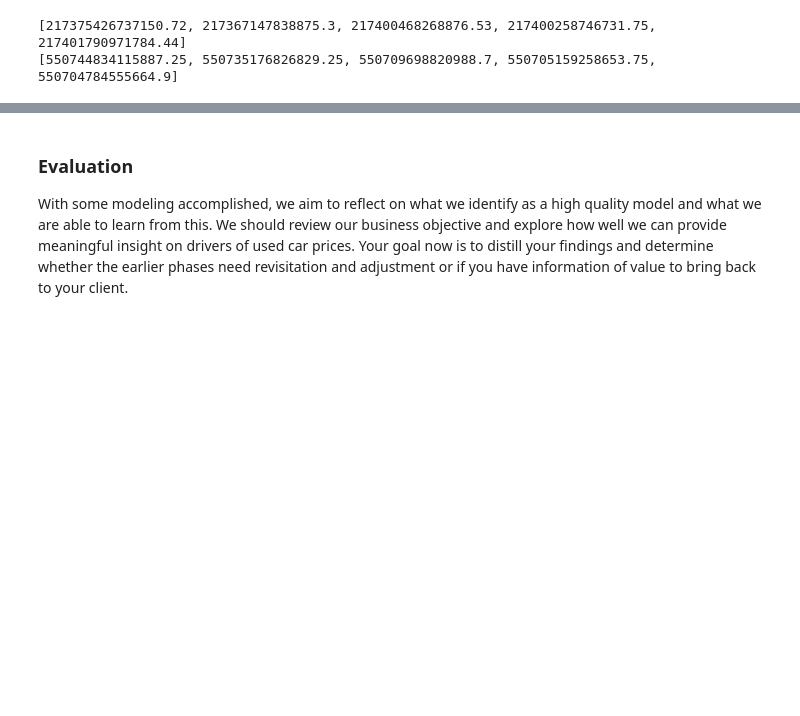
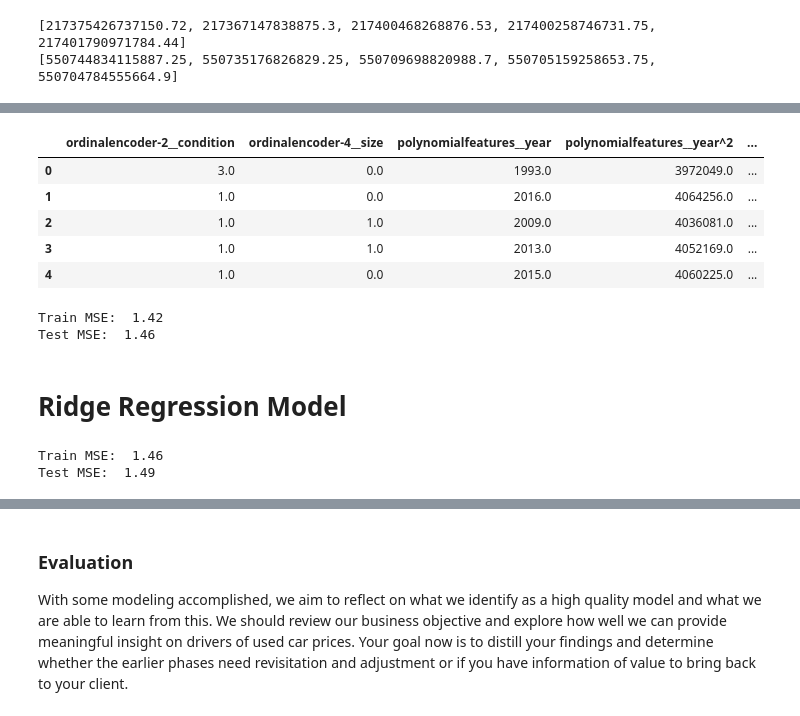
Before and after one commit to srideviaishwariya/rainier, a Jupyter notebook: practical_application_II_starter/prompt_II.ipynb, the cells around one changed output, grey strips where cells are left out. Drawn from its saved outputs; the diff is of its cells as text; code cells hidden in the pictures; blank space fills up the shorter version.

```diff
--- a/practical_application_II_starter/prompt_II.ipynb
+++ b/practical_application_II_starter/prompt_II.ipynb
@@ -1253,0 +1335,39 @@ print(test_mses)
+# %%
+best_features_df.head()
+# %% [output]
+|  | ordinalencoder-2__condition | ordinalencoder-4__size | polynomialfeatures__year | polynomialfeatures__year^2 | ... |
+| 0 | 3.0 | 0.0 | 1993.0 | 3972049.0 | ... |
+| 1 | 1.0 | 0.0 | 2016.0 | 4064256.0 | ... |
+| 2 | 1.0 | 1.0 | 2009.0 | 4036081.0 | ... |
+| 3 | 1.0 | 1.0 | 2013.0 | 4052169.0 | ... |
+| 4 | 1.0 | 0.0 | 2015.0 | 4060225.0 | ... |
+# %%
+pipe = Pipeline([('column_selector', selector),
+                ('linreg', LinearRegression())])
+pipe.fit(train_df, y_train)
+train_preds = pipe.predict(train_df)
+test_preds = pipe.predict(test_df)
+train_mse = mean_squared_error(y_train, train_preds)
+test_mse = mean_squared_error(y_test, test_preds)
+
+print(f'Train MSE: {train_mse: .2f}')
+print(f'Test MSE: {test_mse: .2f}')
+# %% [output]
+Train MSE:  1.42
+Test MSE:  1.46
+# %% [markdown]
+# Ridge Regression Model
+# %%
+pipe = Pipeline([('column_selector', selector),
+                ('ridge', Ridge())])
+pipe.fit(train_df, y_train)
+train_preds = pipe.predict(train_df)
+test_preds = pipe.predict(test_df)
+train_mse = mean_squared_error(y_train, train_preds)
+test_mse = mean_squared_error(y_test, test_preds)
+
+print(f'Train MSE: {train_mse: .2f}')
+print(f'Test MSE: {test_mse: .2f}')
+# %% [output]
+Train MSE:  1.46
+Test MSE:  1.49
```
Also changed, not shown: parts of 13 cells of this notebook.
